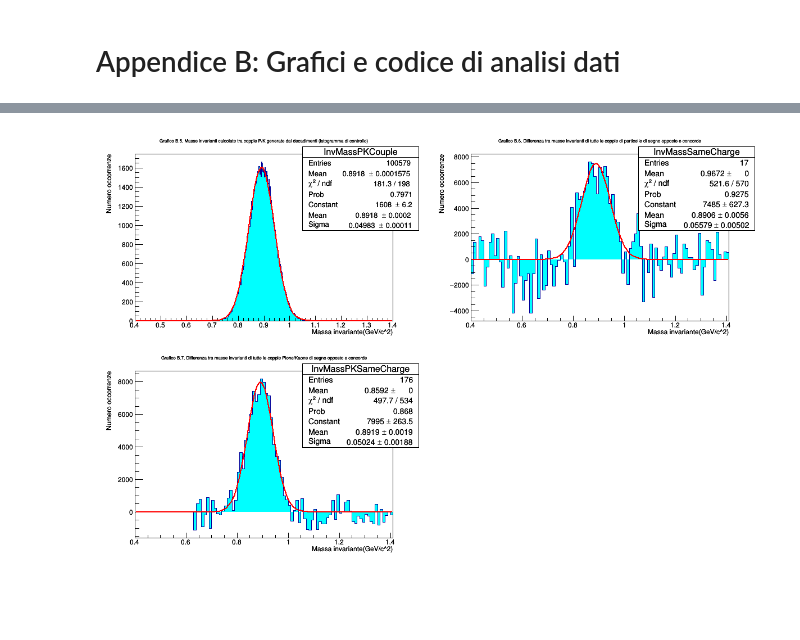
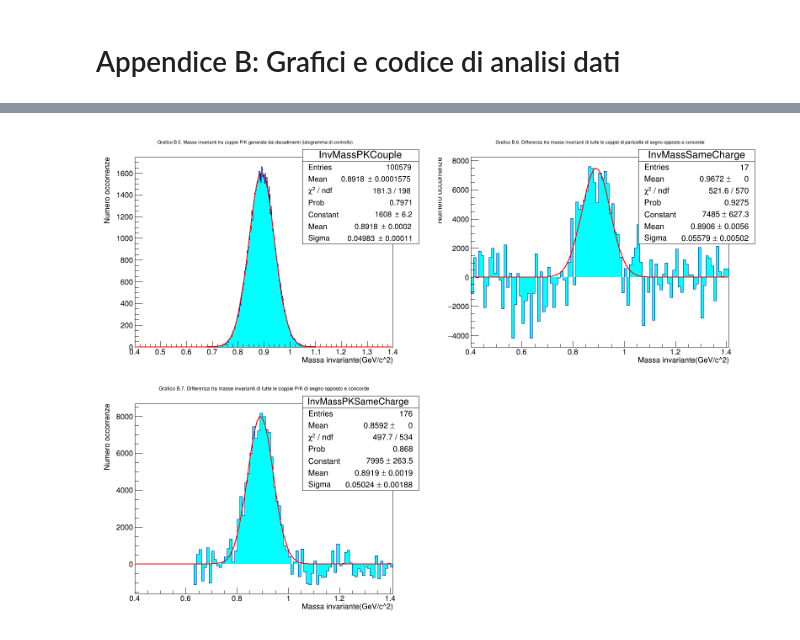
Before and after one commit to P2-718na/kstar-decay-analysis, a Jupyter notebook: notebooks/kstar-decay.ipynb, the cells around one changed output, grey strips where cells are left out. Cells and saved outputs as stored; diff of their text form; code cells hidden in the pictures; blank space fills up the shorter version.

```diff
--- a/notebooks/kstar-decay.ipynb
+++ b/notebooks/kstar-decay.ipynb
@@ -364,13 +363,13 @@ gStyle->SetOptFit(1111);
 gStyle->SetOptStat("neM");
 
 // Crea una canvas per visualizzare i grafici e la divide in 4
-TCanvas* cv = new TCanvas("cv2", "", 1200, 800);
+TCanvas* cv = new TCanvas("cv2", "", 1600, 1200);
 cv->Divide(2, 2);
 
 // Crea l'istogramma di controllo
 InvMassPKCouple->Fit("gaus", "Q0");
 InvMassPKCouple->SetFillColor(7);
-InvMassPKCouple->SetTitle("Grafico B.5. Masse invarianti calcolate tra coppie P/K generate dai decadimenti (istogramma di controllo);Massa invariante(GeV/c^2);Numero occorrenze");
+InvMassPKCouple->SetTitle("Grafico B.5. Masse invarianti tra coppie P/K generate dai decadimenti (istogramma di controllo);Massa invariante(GeV/c^2);Numero occorrenze");
 
 // Crea l'istogramma differenza tra massa invariante di tutte le
 // particelle di segno opposto e concorde
@@ -380,32 +379,32 @@ InvMassSubtract->SetTitle("Grafico B.6. Differenza tra masse invarianti di tutte
 InvMassSubtract->Add(InvMassOppCharge, InvMassSameCharge, 1, -1); // (1) - (2)
 InvMassSubtract->Fit("gaus", "QB0");
 InvMassSubtract->SetFillColor(7);
 InvMassSubtract->SetAxisRange(0.4, 1.4);
 
 // Crea l'istogramma differenza tra massa invariante di tutte le
 // coppie P/K di segno opposto e concorde
 TH1F* InvMassPKSubtract = new TH1F(*InvMassPKSameCharge);
-InvMassPKSubtract->SetTitle("Grafico B.7. Differenza tra masse invarianti di tutte le coppie Pione/Kaone di segno opposto e concorde;Massa invariante(GeV/c^2);Numero occorrenze");
+InvMassPKSubtract->SetTitle("Grafico B.7. Differenza tra masse invarianti di tutte le coppie P/K di segno opposto e concorde;Massa invariante(GeV/c^2);Numero occorrenze");
 InvMassPKSubtract->Add(InvMassPKOppCharge, InvMassPKSameCharge, 1, -1); // (3) - (4)
 InvMassPKSubtract->Fit("gaus", "QB0");
 InvMassPKSubtract->SetFillColor(7);
 InvMassPKSubtract->SetAxisRange(0.4, 1.4);
 
 cv->cd(1);
 InvMassPKCouple->Draw("HIST");
 TF1* ControlFit = InvMassPKCouple->GetFunction("gaus");
 ControlFit->Draw("same");
 
 cv->cd(2);
 InvMassSubtract->Draw("HIST");
 TF1* SubFit = InvMassSubtract->GetFunction("gaus");
 SubFit->Draw("same");
 
 cv->cd(3);
 InvMassPKSubtract->Draw("HIST");
 TF1* PKSubFit = InvMassPKSubtract->GetFunction("gaus");
 PKSubFit->Draw("same");
 
 cv->Draw();
 # %% [output]
-[figure, old version]
+[figure, new version]
```
Also changed, not shown: parts of 11 cells of this notebook.
